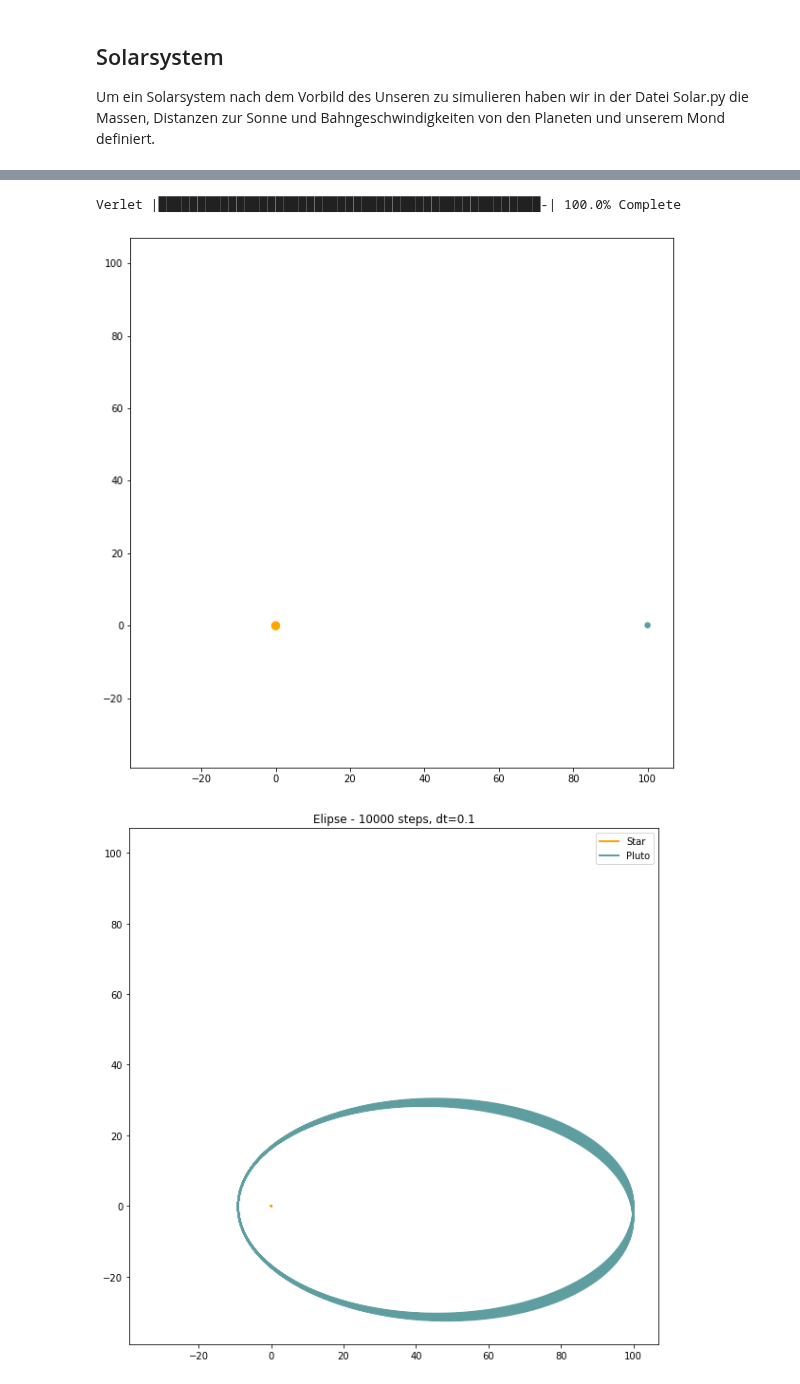
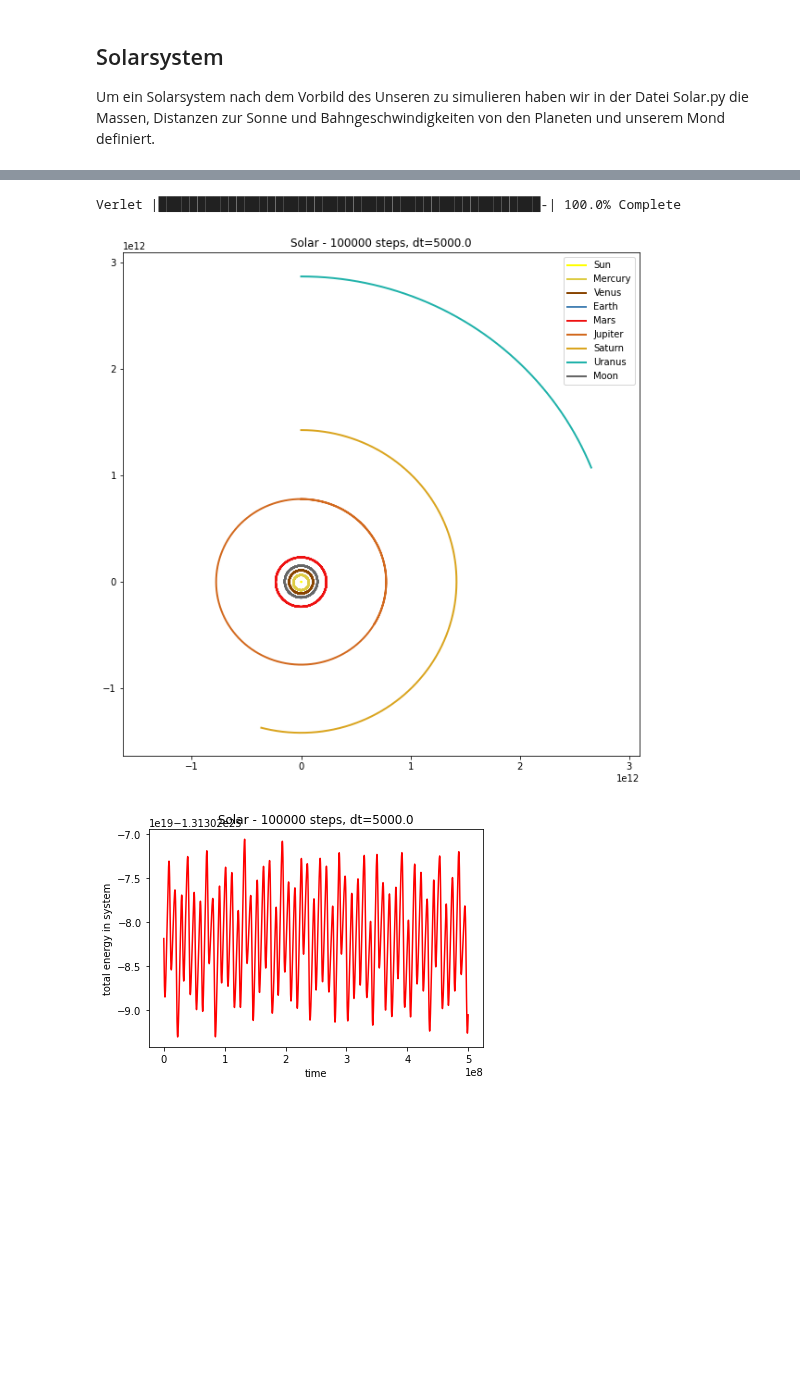
Before and after one commit to TimoWacke/solarsystem, a Jupyter notebook: summary.ipynb, the cells around one changed output, grey strips where cells are left out. Drawn from its saved outputs; the diff is of its cells as text; code cells hidden in the pictures; blank space fills up the shorter version.

```diff
--- a/summary.ipynb
+++ b/summary.ipynb
@@ -346,5 +499,6 @@ Die Simulate class gibt wie oben gesehen allerlei werte zurück, die für das Pl
 # %%
 from collections.abc import Callable
+
 
 class Animate:
     """Animated scatter plot and charts using matplotlib.animations.FuncAnimation.
@@ -354,14 +508,16 @@ class Animate:
             simulator        - Required  : method like Simulate.verlet(), that returns data arrays
     """
 
-    def __init__(self, particleFactory: ParticleFactory, simulator: Callable[[list[Particle]], tuple]):
+    def __init__(self, particleFactory: ParticleFactory, simulator: Callable[[list], tuple], ):
         self.particleFactory = particleFactory
         self.p_axes, self.p_momentum, self.p_radius, self.p_phi, self.energy, self.t_axis, self.mmin, self.mmax = simulator(
             particleFactory.particleList)
         self.n = len(self.t_axis)
-        self.h = np.round(self.t_axis[1]-self.t_axis[0], 3)
+        self.h = np.round((self.t_axis[self.n-1]-self.t_axis[0])/self.n, 2)
         self.mmin -= (self.mmax - self.mmin) * 0.05
         self.mmax += (self.mmax - self.mmin) * 0.05
+
+    def scatterVideo(self):
         # Setup the figure and axes...
         self.fig, self.ax = plt.subplots()
         self.fig.set_figheight(10)
@@ -415,10 +571,9 @@ class Animate:
 
         plt.title(
             '{} - {} steps, dt={}'.format(self.particleFactory.name, self.n, self.h))
-        plt.show()
+        plt.draw()
         plt.savefig(
-            'images/{} - {} steps, dt={}.png'.format(self.particleFactory.name, self.n, self.h))
-        plt.close()
+            'images/{} - {} steps, dt={}.png'.format(self.particleFactory.name, self.n, self.h),  facecolor='#ffffff')
 
     def energyPlot(self):
         fig2, ax2 = plt.subplots()
@@ -427,10 +582,9 @@ class Animate:
         plt.ylabel("total energy in system")
         plt.title(
             '{} - {} steps, dt={}'.format(self.particleFactory.name, self.n, self.h))
-        plt.show()
+        plt.draw()
         plt.savefig(
-            'images/{} - {} steps, dt={}_energy.png'.format(self.particleFactory.name, self.n, self.h))
-        plt.close()
+            'images/{} - {} steps, dt={}_energy.png'.format(self.particleFactory.name, self.n, self.h),  facecolor='#ffffff')
 
     def save_video(self):
         print("\n")
@@ -453,23 +607,25 @@ class Animate:
             plt.title(
                 '{} - {} steps, dt={}'.format(self.particleFactory.name, self.n, self.h))
             plt.legend()
-            plt.show()
+            plt.draw()
             plt.savefig(
-                'images/{} - {} steps, dt={}_phase.png'.format(self.particleFactory.name, self.n, self.h))
-            plt.close()
+                'images/{} - {} steps, dt={}_phase.png'.format(self.particleFactory.name, self.n, self.h),  facecolor='#ffffff')
         else:
             fig3, ax3 = plt.subplots()
-            for p, pt in enumerate(self.particleFactory.particles):
-                ax3.plot(self.p_radius[p], self.p_momentum[p],
+            for p, pt in enumerate(self.particleFactory.particleList):
+                ax3.plot(self.p_phi[p], self.p_momentum[p],
                          c=pt.color, label=pt.name)
 
-            plt.xlabel("radius")
+            plt.xlabel("phi")
             plt.ylabel("momentum")
             plt.title(
                 '{} - {} steps, dt={}'.format(self.particleFactory.name, self.n, self.h))
-            plt.legend()
+            plt.draw()
             plt.savefig(
-                'images/{} - {} steps, dt={}_phase.png'.format(self.particleFactory.name, self.n, self.h))
-            plt.close()
+                'images/{} - {} steps, dt={}_phase.png'.format(self.particleFactory.name, self.n, self.h),  facecolor='#ffffff')
 
         return (self.p_axes, self.mmin, self.mmax)
+
+    def closePlot(self):
+        plt.show()
+        plt.close()
@@ -478,14 +706,14 @@ class Animate:
 # %%
-p = ParticleFactory("Elipse")
+p = ParticleFactory("Solar")
 p.removeOffsetSpeed()
-s = Simulate(h=0.1, n=10000)
+s = Simulate(h=5000, n=100000)
 a = Animate(p, s.verlet)
 
 a.pathPlot()
 a.energyPlot()
 a.phaseSpace(True) #True to show 3d, False to show 2d
-a.save_video()
+a.closePlot()
 # %% [output]
 Verlet |█████████████████████████████████████████████████-| 100.0% Complete
-[figure, old version]
+[figure, new version]
-[figure, old version]
+[figure, new version]
```
Also changed, not shown: parts of 24 cells of this notebook, 47 other files.
